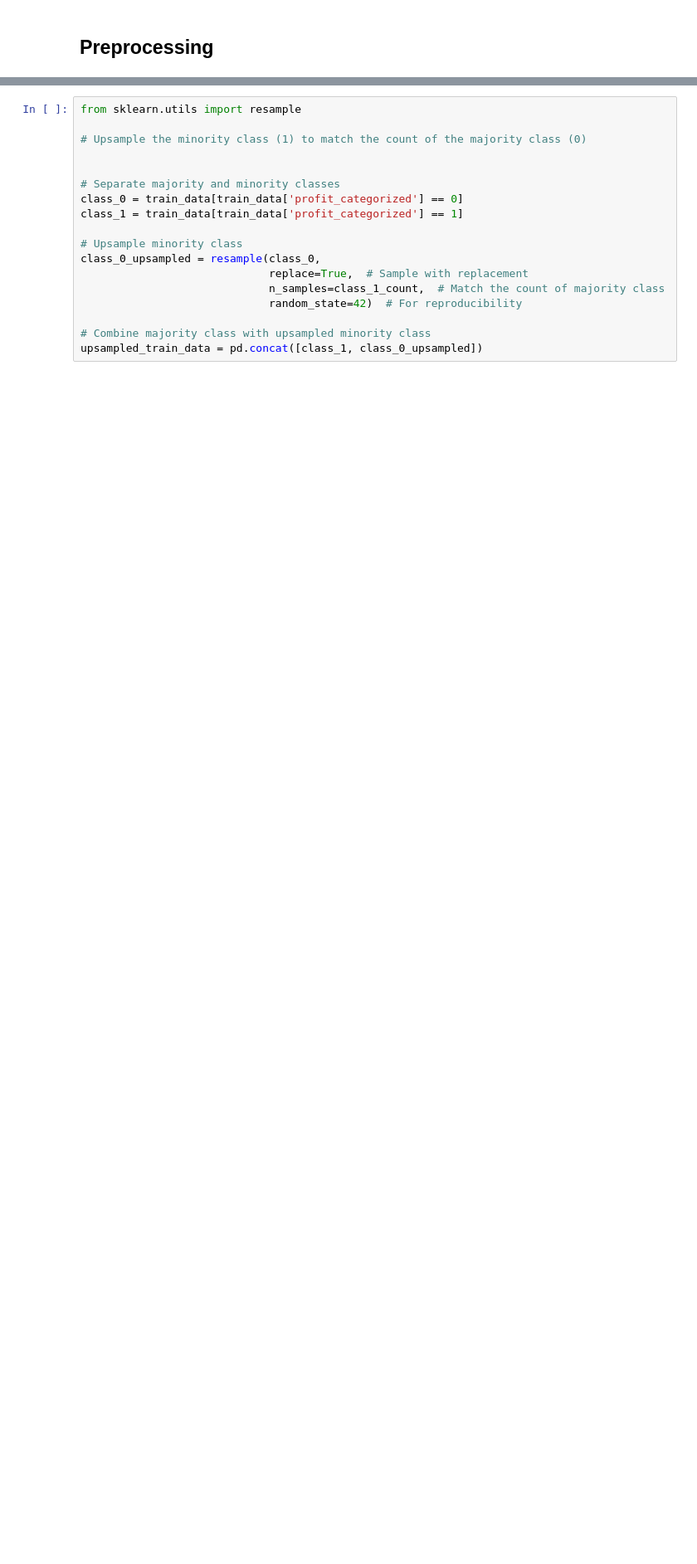
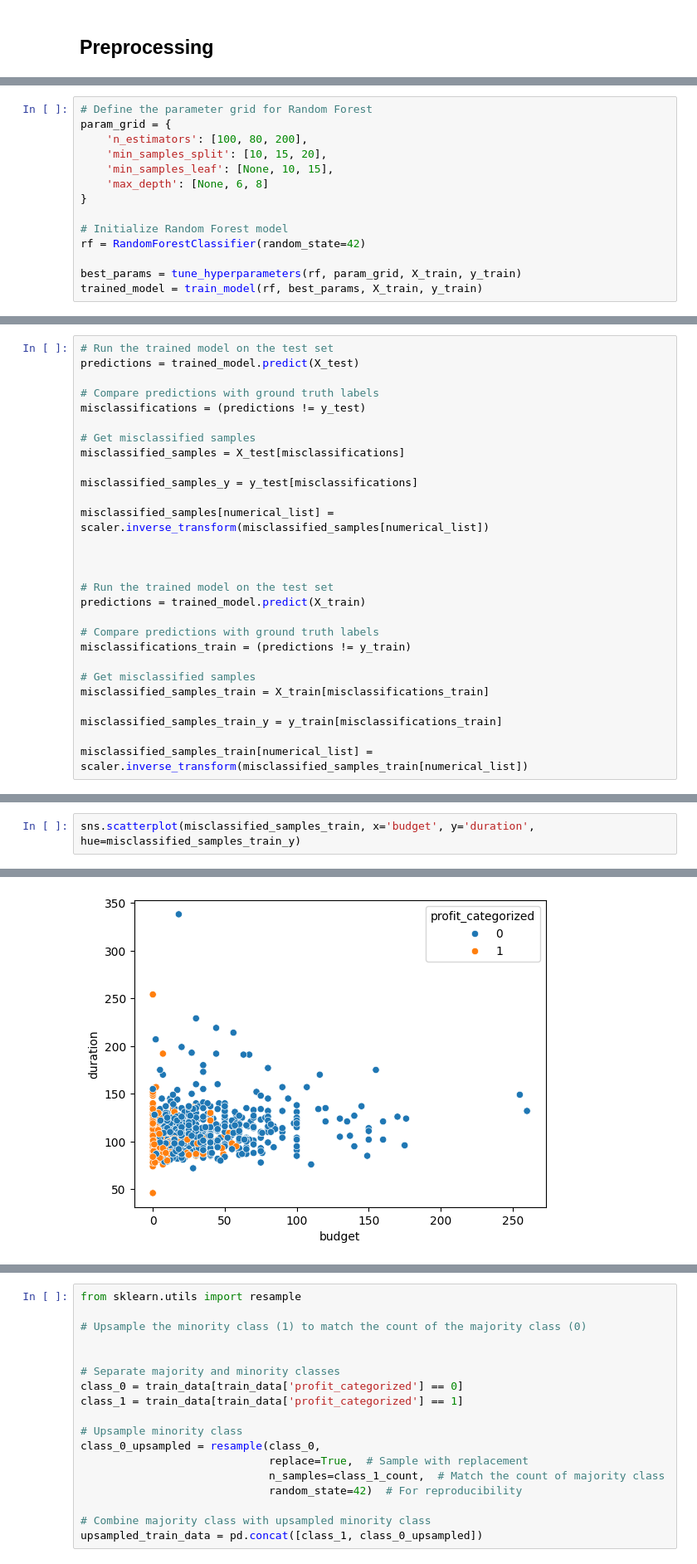
Before and after one commit to Milad-Tz/TMDB-Movie-Dataset-EDA-Modelling-and-Recommender-System, a Jupyter notebook: machine learning codes.ipynb, the cells around one changed output, grey strips where cells are left out. Shown at 83% size. Drawn from its saved outputs; the diff is of its cells as text; blank space fills up the shorter version.

```diff
--- a/machine learning codes.ipynb
+++ b/machine learning codes.ipynb
@@ -193,0 +1342,14 @@ memory usage: 245.6 KB
+# %%
+# Define the parameter grid for Random Forest
+param_grid = {
+    'n_estimators': [100, 80, 200],
+    'min_samples_split': [10, 15, 20],
+    'min_samples_leaf': [None, 10, 15],
+    'max_depth': [None, 6, 8]
+}
+
+# Initialize Random Forest model
+rf = RandomForestClassifier(random_state=42)
+
+best_params = tune_hyperparameters(rf, param_grid, X_train, y_train)
+trained_model = train_model(rf, best_params, X_train, y_train)
@@ -193,0 +1379,28 @@ memory usage: 245.6 KB
+# %%
+# Run the trained model on the test set
+predictions = trained_model.predict(X_test)
+
+# Compare predictions with ground truth labels
+misclassifications = (predictions != y_test)
+
+# Get misclassified samples
+misclassified_samples = X_test[misclassifications]
+
+misclassified_samples_y = y_test[misclassifications]
+
+misclassified_samples[numerical_list] = scaler.inverse_transform(misclassified_samples[numerical_list])
+
+
+
+# Run the trained model on the test set
+predictions = trained_model.predict(X_train)
+
+# Compare predictions with ground truth labels
+misclassifications_train = (predictions != y_train)
+
+# Get misclassified samples
+misclassified_samples_train = X_train[misclassifications_train]
+
+misclassified_samples_train_y = y_train[misclassifications_train]
+
+misclassified_samples_train[numerical_list] = scaler.inverse_transform(misclassified_samples_train[numerical_list])
@@ -193,0 +1415,3 @@ memory usage: 245.6 KB
+# %%
+sns.scatterplot(misclassified_samples_train, x='budget', y='duration', hue=misclassified_samples_train_y)
+# %% [output]
@@ -193,0 +1419 @@ memory usage: 245.6 KB
+[figure, added]
```
Also changed, not shown: parts of 142 cells of this notebook, 2 other files.
